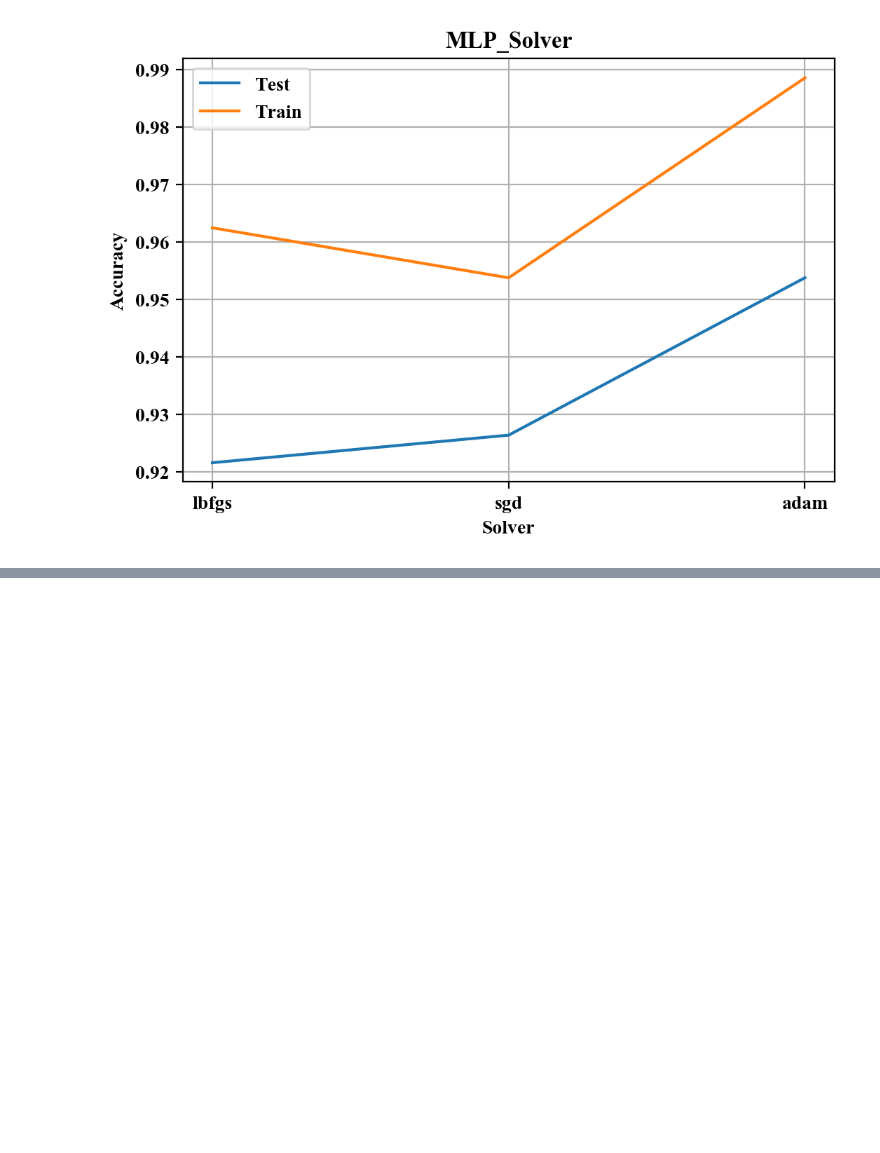
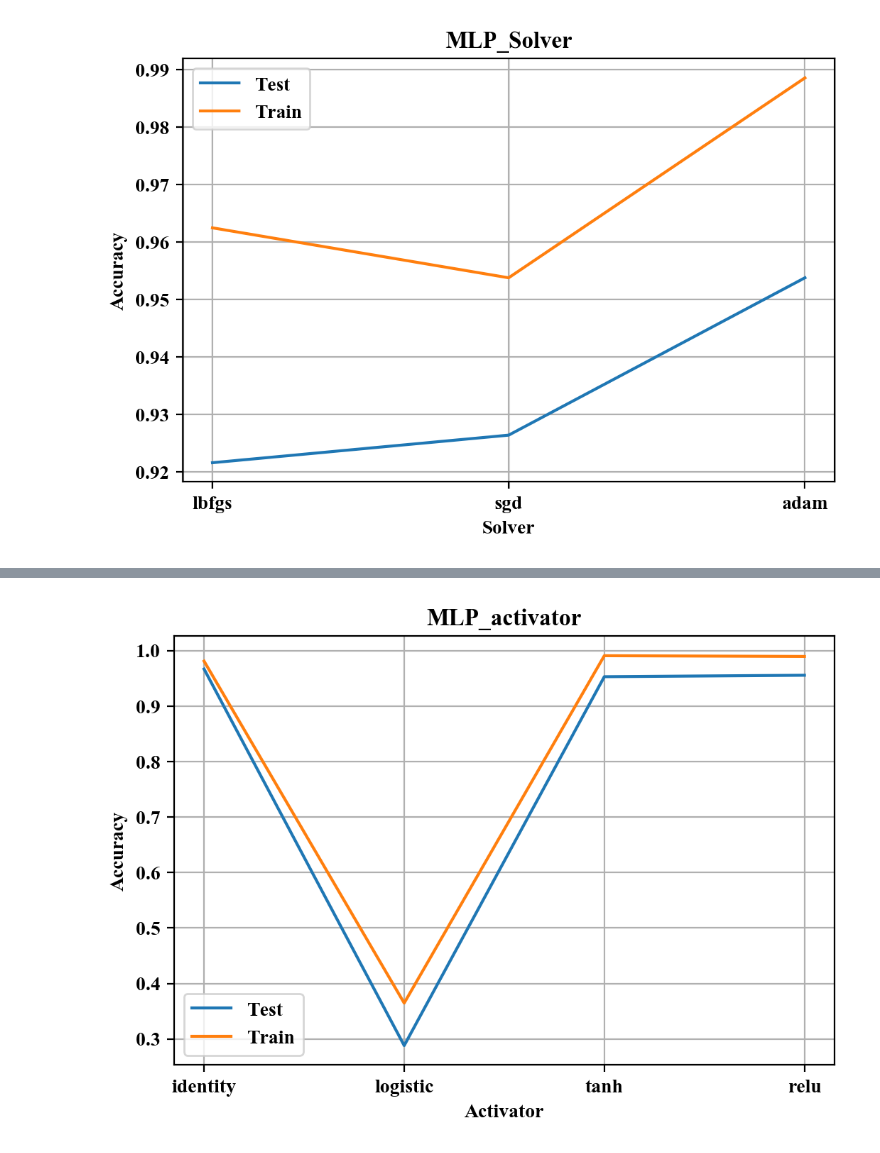
Before and after one commit to Time-Magic/Traning_code, a Jupyter notebook: report_iris_randomtrees.ipynb, the cells around one changed output, grey strips where cells are left out. Saved outputs shown, nothing was run; the diff lists cells and outputs as text; code cells hidden in the pictures; blank space fills up the shorter version.

```diff
--- a/report_iris_randomtrees.ipynb
+++ b/report_iris_randomtrees.ipynb
@@ -376,0 +379,23 @@ plt.show()
+# %%
+from matplotlib import pyplot as plt
+from likefunctions import mlp_activitor_100
+import numpy as np
+C=['identity','logistic','tanh','relu']
+result=[]
+result_train=[]
+for i in C:
+    accuracy,accuracy_train=mlp_activitor_100(activitor=i)
+    result.append(accuracy.mean())
+    result_train.append(accuracy_train.mean())
+plt.rc('font',family='Times New Roman')
+plt.figure(dpi=200)
+plt.plot(C,result)
+plt.plot(C,result_train)
+plt.legend(['Test','Train'])
+plt.xlabel('Activator')
+plt.ylabel('Accuracy')
+plt.title('MLP_activator')
+plt.grid(b=True)
+plt.show()
+# %% [output]
+[figure, added]
```
Also changed, not shown: parts of 2 cells of this notebook, 1 other file.
